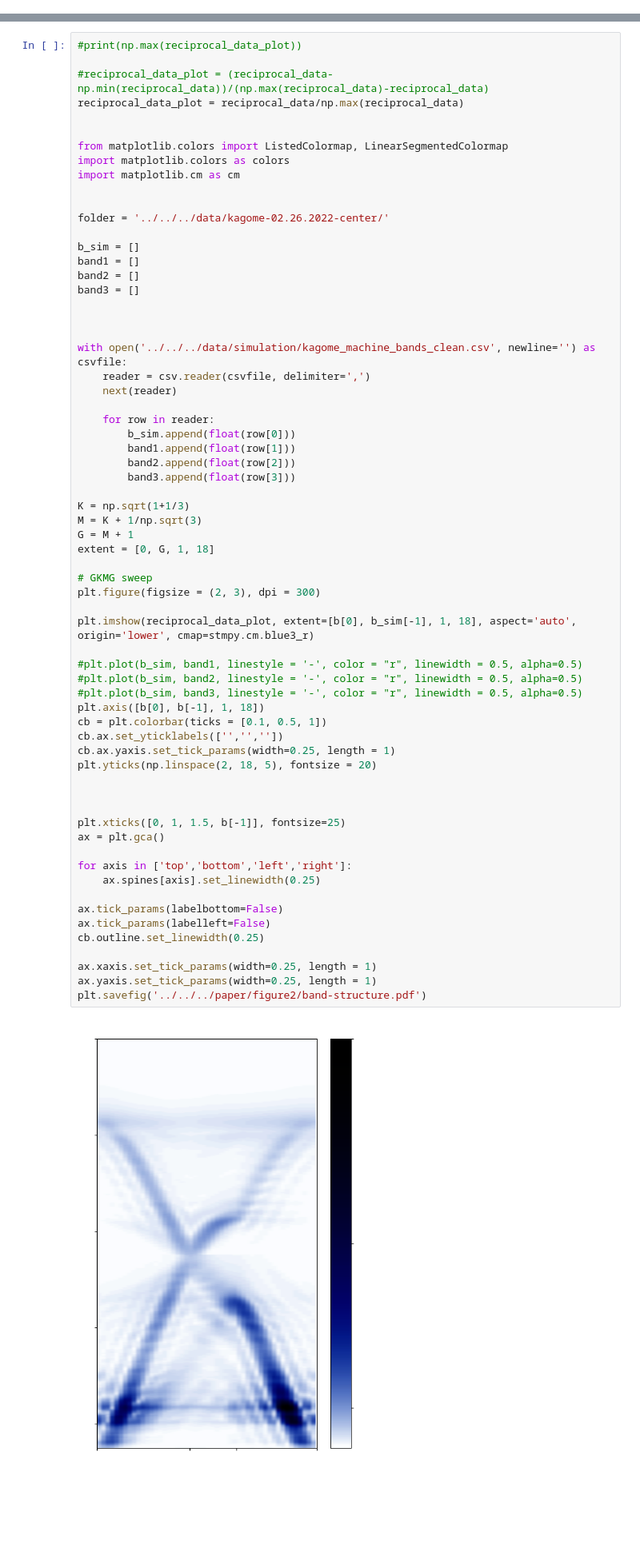
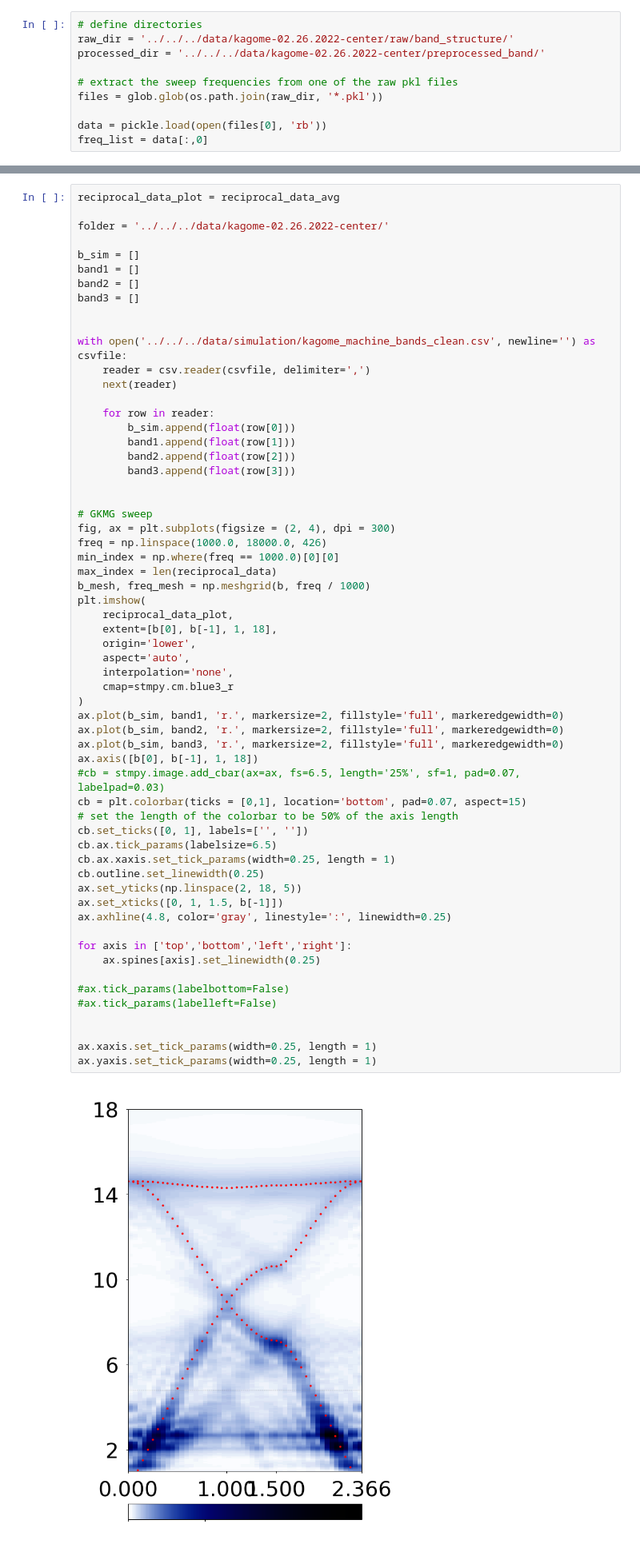
Before and after one commit to jt-y/Jiatong-Yang, a Jupyter notebook: metamaterials/processing/notebooks/paper_fig_clean/band_exp_clean.ipynb, the cells around one changed output, grey strips where cells are left out. Shown at 80% size. Cells and saved outputs as stored; diff of their text form; blank space fills up the shorter version.

```diff
--- a/metamaterials/processing/notebooks/paper_fig_clean/band_exp_clean.ipynb
+++ b/metamaterials/processing/notebooks/paper_fig_clean/band_exp_clean.ipynb
@@ -82 +104,11 @@ Copied 70 files
+# %%
+# define directories
+raw_dir = '../../../data/kagome-02.26.2022-center/raw/band_structure/'
+processed_dir = '../../../data/kagome-02.26.2022-center/preprocessed_band/'
+
+# extract the sweep frequencies from one of the raw pkl files
+files = glob.glob(os.path.join(raw_dir, '*.pkl'))
+
+data = pickle.load(open(files[0], 'rb'))
+freq_list = data[:,0]
 # %%
@@ -331,67 +220,62 @@ for setno, values in freqs:
 # %%
-#print(np.max(reciprocal_data_plot))
-
-#reciprocal_data_plot = (reciprocal_data-np.min(reciprocal_data))/(np.max(reciprocal_data)-reciprocal_data)
-reciprocal_data_plot = reciprocal_data/np.max(reciprocal_data)
-
-
-from matplotlib.colors import ListedColormap, LinearSegmentedColormap
-import matplotlib.colors as colors
-import matplotlib.cm as cm
-
+reciprocal_data_plot = reciprocal_data_avg
 
 folder = '../../../data/kagome-02.26.2022-center/'
 
 b_sim = []
 band1 = []
 band2 = []
 band3 = []
-
 
 
 with open('../../../data/simulation/kagome_machine_bands_clean.csv', newline='') as csvfile:
     reader = csv.reader(csvfile, delimiter=',')
     next(reader)
 
     for row in reader:
         b_sim.append(float(row[0]))
         band1.append(float(row[1]))
         band2.append(float(row[2]))
         band3.append(float(row[3]))
 
-K = np.sqrt(1+1/3)
-M = K + 1/np.sqrt(3)
-G = M + 1
-extent = [0, G, 1, 18]
 
 # GKMG sweep
-plt.figure(figsize = (2, 3), dpi = 300)
-
-plt.imshow(reciprocal_data_plot, extent=[b[0], b_sim[-1], 1, 18], aspect='auto', origin='lower', cmap=stmpy.cm.blue3_r)
-
-#plt.plot(b_sim, band1, linestyle = '-', color = "r", linewidth = 0.5, alpha=0.5)
-#plt.plot(b_sim, band2, linestyle = '-', color = "r", linewidth = 0.5, alpha=0.5)
-#plt.plot(b_sim, band3, linestyle = '-', color = "r", linewidth = 0.5, alpha=0.5)
-plt.axis([b[0], b[-1], 1, 18])
-cb = plt.colorbar(ticks = [0.1, 0.5, 1])
-cb.ax.set_yticklabels(['','',''])
-cb.ax.yaxis.set_tick_params(width=0.25, length = 1)
-plt.yticks(np.linspace(2, 18, 5), fontsize = 20)
-
-
-
-plt.xticks([0, 1, 1.5, b[-1]], fontsize=25)
-ax = plt.gca()
+fig, ax = plt.subplots(figsize = (2, 4), dpi = 300)
+freq = np.linspace(1000.0, 18000.0, 426)
+min_index = np.where(freq == 1000.0)[0][0]
+max_index = len(reciprocal_data)
+b_mesh, freq_mesh = np.meshgrid(b, freq / 1000)
+plt.imshow(
+    reciprocal_data_plot,
+    extent=[b[0], b[-1], 1, 18],
+    origin='lower',
+    aspect='auto',
+    interpolation='none',
+    cmap=stmpy.cm.blue3_r
+)
+ax.plot(b_sim, band1, 'r.', markersize=2, fillstyle='full', markeredgewidth=0)
+ax.plot(b_sim, band2, 'r.', markersize=2, fillstyle='full', markeredgewidth=0)
+ax.plot(b_sim, band3, 'r.', markersize=2, fillstyle='full', markeredgewidth=0)
+ax.axis([b[0], b[-1], 1, 18])
+#cb = stmpy.image.add_cbar(ax=ax, fs=6.5, length='25%', sf=1, pad=0.07, labelpad=0.03)
+cb = plt.colorbar(ticks = [0,1], location='bottom', pad=0.07, aspect=15)
+# set the length of the colorbar to be 50% of the axis length
+cb.set_ticks([0, 1], labels=['', ''])
+cb.ax.tick_params(labelsize=6.5)
+cb.ax.xaxis.set_tick_params(width=0.25, length = 1)
+cb.outline.set_linewidth(0.25)
+ax.set_yticks(np.linspace(2, 18, 5))
+ax.set_xticks([0, 1, 1.5, b[-1]])
+ax.axhline(4.8, color='gray', linestyle=':', linewidth=0.25)
 
 for axis in ['top','bottom','left','right']:
     ax.spines[axis].set_linewidth(0.25)
 
-ax.tick_params(labelbottom=False)
-ax.tick_params(labelleft=False)
-cb.outline.set_linewidth(0.25)
+#ax.tick_params(labelbottom=False)
+#ax.tick_params(labelleft=False)
+
 
 ax.xaxis.set_tick_params(width=0.25, length = 1)
 ax.yaxis.set_tick_params(width=0.25, length = 1)
-plt.savefig('../../../paper/figure2/band-structure.pdf')
 # %% [output]
-[figure, old version]
+[figure, new version]
```
Also changed, not shown: parts of 34 cells of this notebook, 23 other files.
